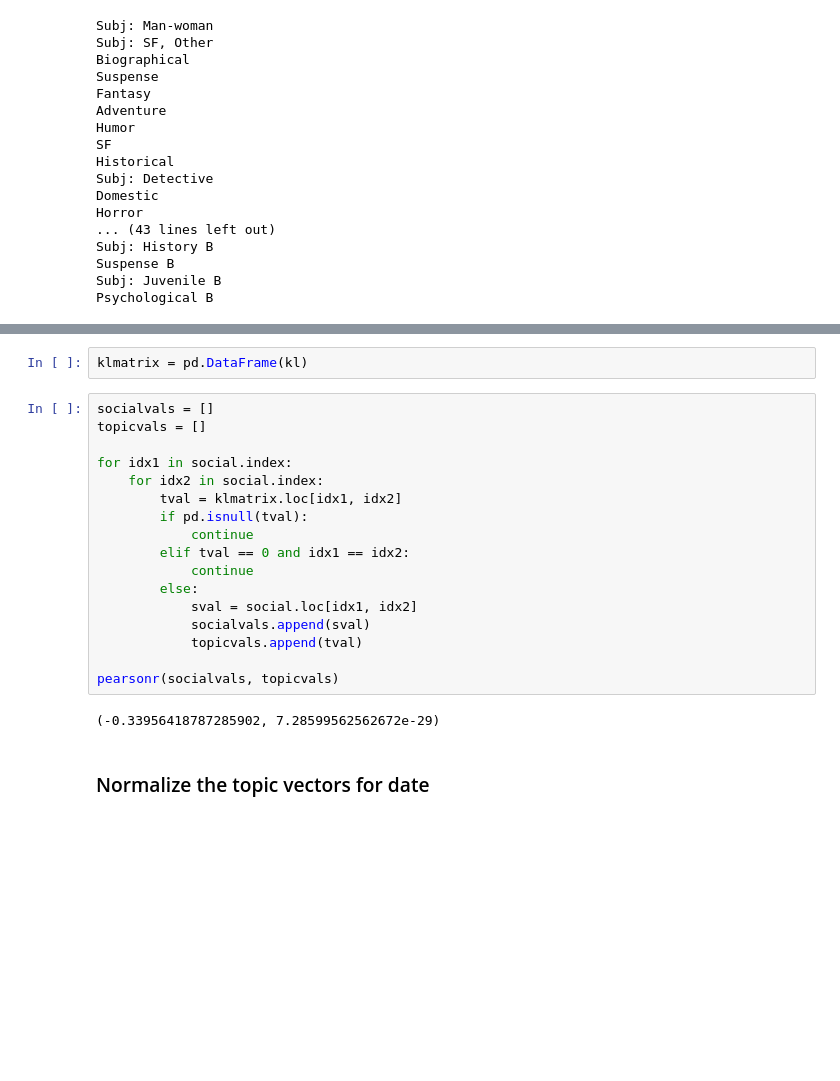
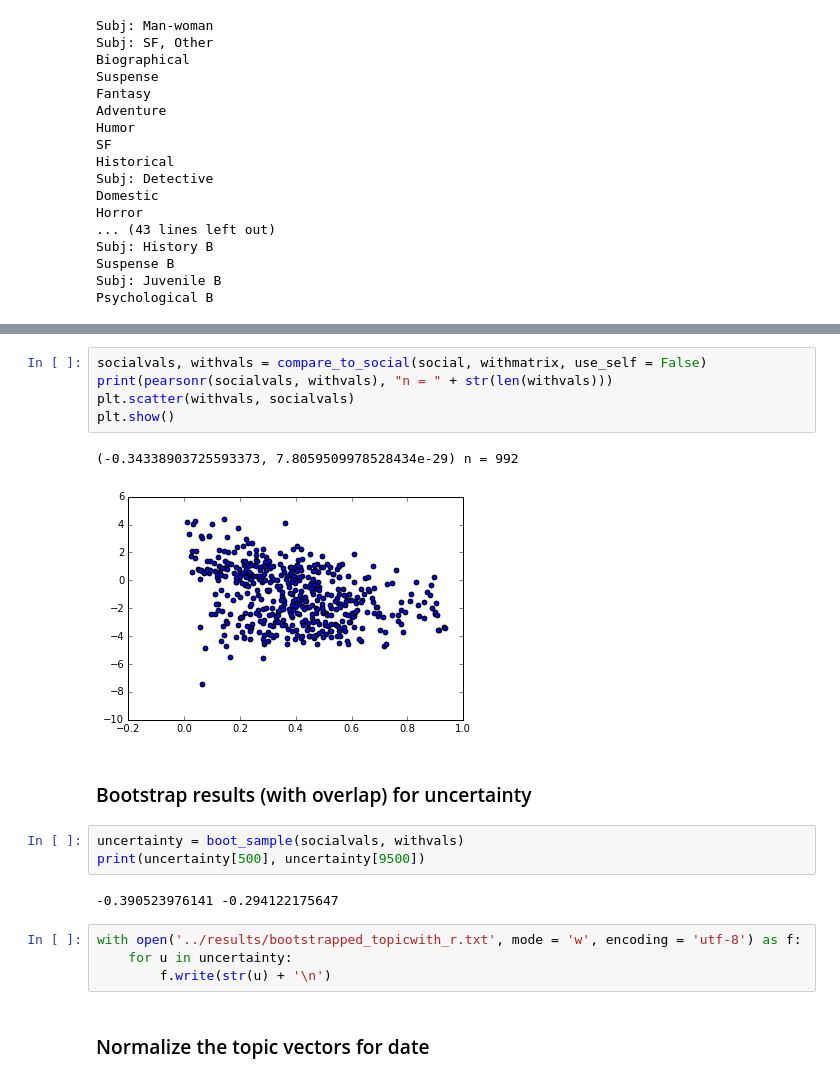
Before and after one commit to tedunderwood/genredistance, a Jupyter notebook: analysis/compare_topic_vectors.ipynb, the cells around one changed output, grey strips where cells are left out. Drawn from its saved outputs; the diff is of its cells as text; blank space fills up the shorter version.

```diff
--- a/analysis/compare_topic_vectors.ipynb
+++ b/analysis/compare_topic_vectors.ipynb
@@ -339,24 +364,22 @@ for g1 in genrenames:
-# %%
-klmatrix = pd.DataFrame(kl)
-# %%
-socialvals = []
-topicvals = []
-
-for idx1 in social.index:
-    for idx2 in social.index:
-        tval = klmatrix.loc[idx1, idx2]
-        if pd.isnull(tval):
-            continue
-        elif tval == 0 and idx1 == idx2:
-            continue
-        else:
-            sval = social.loc[idx1, idx2]
-            socialvals.append(sval)
-            topicvals.append(tval)
-
-pearsonr(socialvals, topicvals)
-# %% [output]
-(-0.33956418787285902, 7.28599562562672e-29)
+# %%
+socialvals, withvals = compare_to_social(social, withmatrix, use_self = False)
+print(pearsonr(socialvals, withvals), "n = " + str(len(withvals)))
+plt.scatter(withvals, socialvals)
+plt.show()
+# %% [output]
+(-0.34338903725593373, 7.8059509978528434e-29) n = 992
+[figure, added]
+# %% [markdown]
+### Bootstrap results (with overlap) for uncertainty
+# %%
+uncertainty = boot_sample(socialvals, withvals)
+print(uncertainty[500], uncertainty[9500])
+# %% [output]
+-0.390523976141 -0.294122175647
+# %%
+with open('../results/bootstrapped_topicwith_r.txt', mode = 'w', encoding = 'utf-8') as f:
+    for u in uncertainty:
+        f.write(str(u) + '\n')
 # %% [markdown]
 ### Normalize the topic vectors for date
 # %%
```
Also changed, not shown: parts of 35 cells of this notebook.
